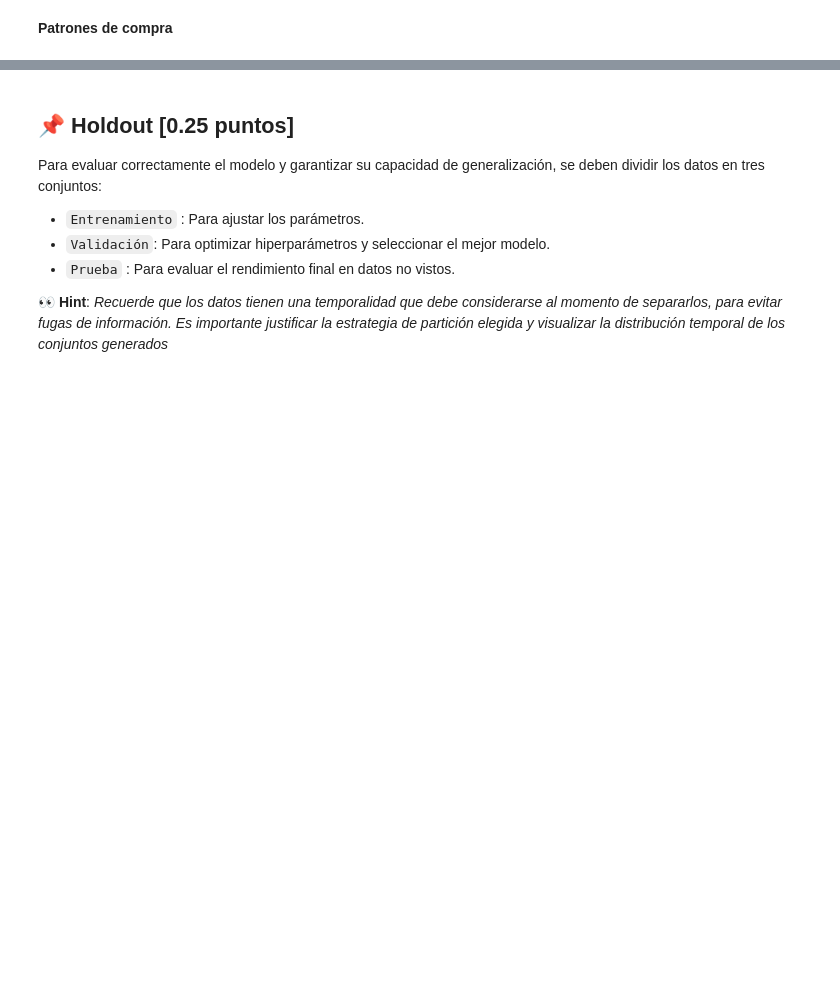
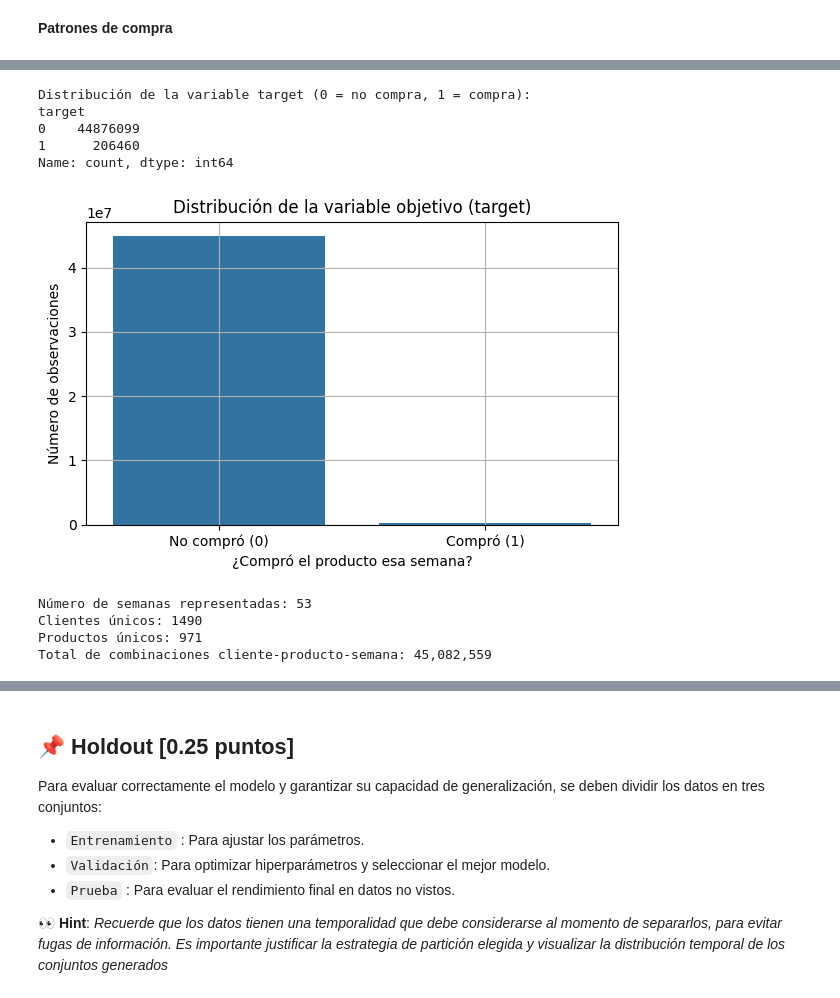
Before and after one commit to DiegoEspinozaoss/Laboratorio_Programacion_Cientifica_Proyecto, a Jupyter notebook: entrega_1/enunciado_1.ipynb, the cells around one changed output, grey strips where cells are left out. Drawn from its saved outputs; the diff is of its cells as text; code cells hidden in the pictures; blank space fills up the shorter version.

```diff
--- a/entrega_1/enunciado_1.ipynb
+++ b/entrega_1/enunciado_1.ipynb
@@ -554,0 +492,42 @@ df = df.merge(recompra_promedio, on='product_id', how='left')
+# %%
+import matplotlib.pyplot as plt
+import seaborn as sns
+
+target_counts = df['target'].value_counts()
+print("Distribución de la variable target (0 = no compra, 1 = compra):")
+print(target_counts)
+
+plt.figure(figsize=(6, 4))
+sns.barplot(x=target_counts.index, y=target_counts.values)
+plt.title("Distribución de la variable objetivo (target)")
+plt.xlabel("¿Compró el producto esa semana?")
+plt.ylabel("Número de observaciones")
+plt.xticks([0, 1], ['No compró (0)', 'Compró (1)'])
+plt.grid(True)
+plt.tight_layout()
+plt.show()
+# %% [output]
+Distribución de la variable target (0 = no compra, 1 = compra):
+target
+0    44876099
+1      206460
+Name: count, dtype: int64
+[figure, added]
+# %%
+num_semanas = df[['year', 'week']].drop_duplicates().shape[0]
+print(f"Número de semanas representadas: {num_semanas}")
+
+# -----------------------------
+# 3. Clientes únicos, productos únicos, combinaciones
+# -----------------------------
+n_clientes = df['customer_id'].nunique()
+n_productos = df['product_id'].nunique()
+n_combinaciones = df.shape[0]
+print(f"Clientes únicos: {n_clientes}")
+print(f"Productos únicos: {n_productos}")
+print(f"Total de combinaciones cliente-producto-semana: {n_combinaciones:,}")
+# %% [output]
+Número de semanas representadas: 53
+Clientes únicos: 1490
+Productos únicos: 971
+Total de combinaciones cliente-producto-semana: 45,082,559
```
Also changed, not shown: parts of 37 cells of this notebook.
